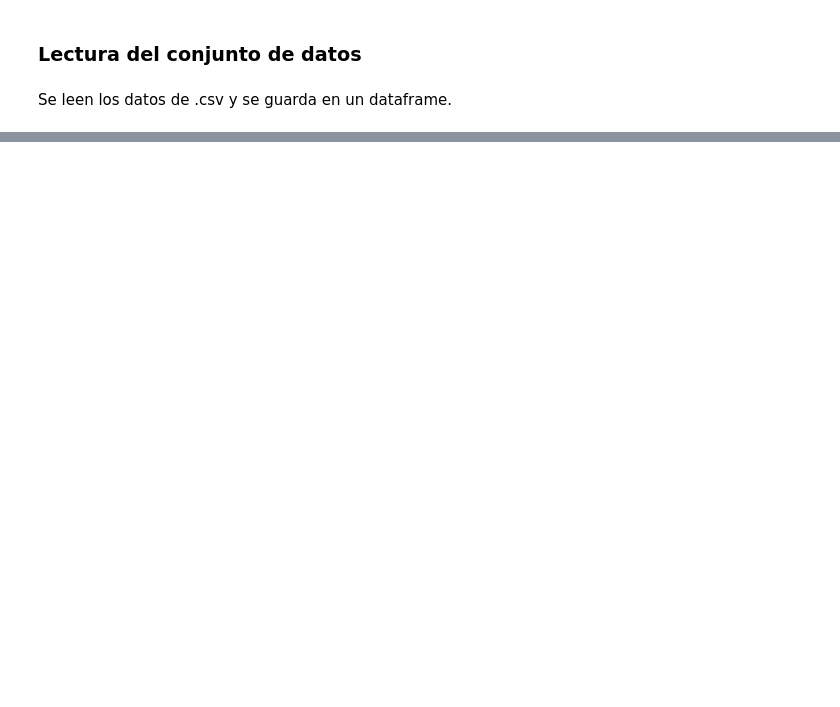
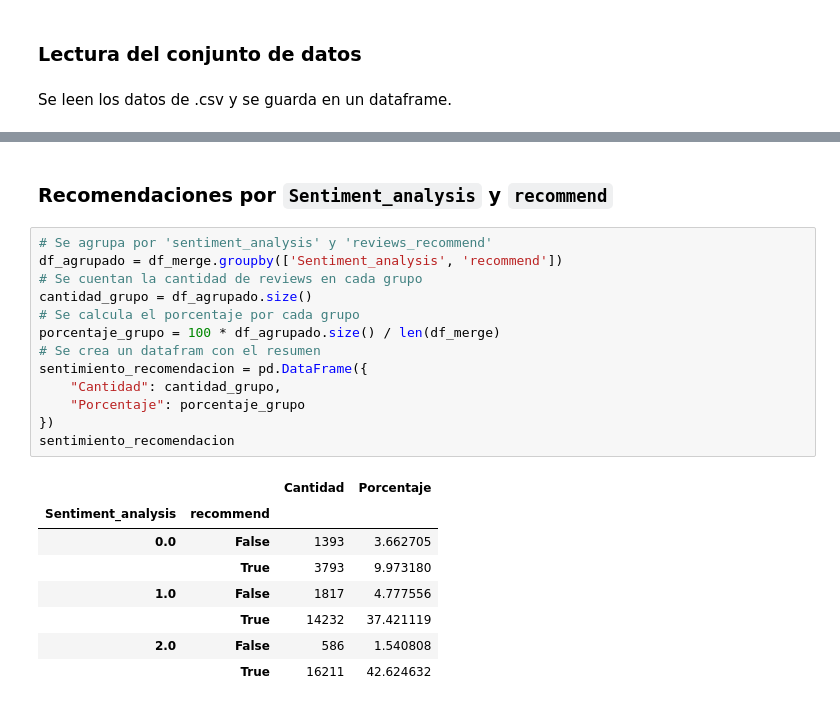
Before and after one commit to marceloyuba/Proyecto-Individual-P1, a Jupyter notebook: EDA.ipynb, the cells around one changed output, grey strips where cells are left out. Saved outputs shown, nothing was run; the diff lists cells and outputs as text; blank space fills up the shorter version.

```diff
--- a/EDA.ipynb
+++ b/EDA.ipynb
@@ -203,0 +114,24 @@ El 75% de los juegos tienen un precio menor de: 13.65
+# %% [markdown]
+### Recomendaciones por `Sentiment_analysis` y `recommend`
+# %%
+# Se agrupa por 'sentiment_analysis' y 'reviews_recommend'
+df_agrupado = df_merge.groupby(['Sentiment_analysis', 'recommend'])
+# Se cuentan la cantidad de reviews en cada grupo
+cantidad_grupo = df_agrupado.size()
+# Se calcula el porcentaje por cada grupo
+porcentaje_grupo = 100 * df_agrupado.size() / len(df_merge)
+# Se crea un datafram con el resumen
+sentimiento_recomendacion = pd.DataFrame({
+    "Cantidad": cantidad_grupo,
+    "Porcentaje": porcentaje_grupo
+})
+sentimiento_recomendacion
+# %% [output]
+|  |  | Cantidad | Porcentaje |
+| Sentiment_analysis | recommend |  |  |
+| 0.0 | False | 1393 | 3.662705 |
+|  | True | 3793 | 9.973180 |
+| 1.0 | False | 1817 | 4.777556 |
+|  | True | 14232 | 37.421119 |
+| 2.0 | False | 586 | 1.540808 |
+|  | True | 16211 | 42.624632 |
```
Also changed, not shown: parts of 63 cells of this notebook, 12 other files.
